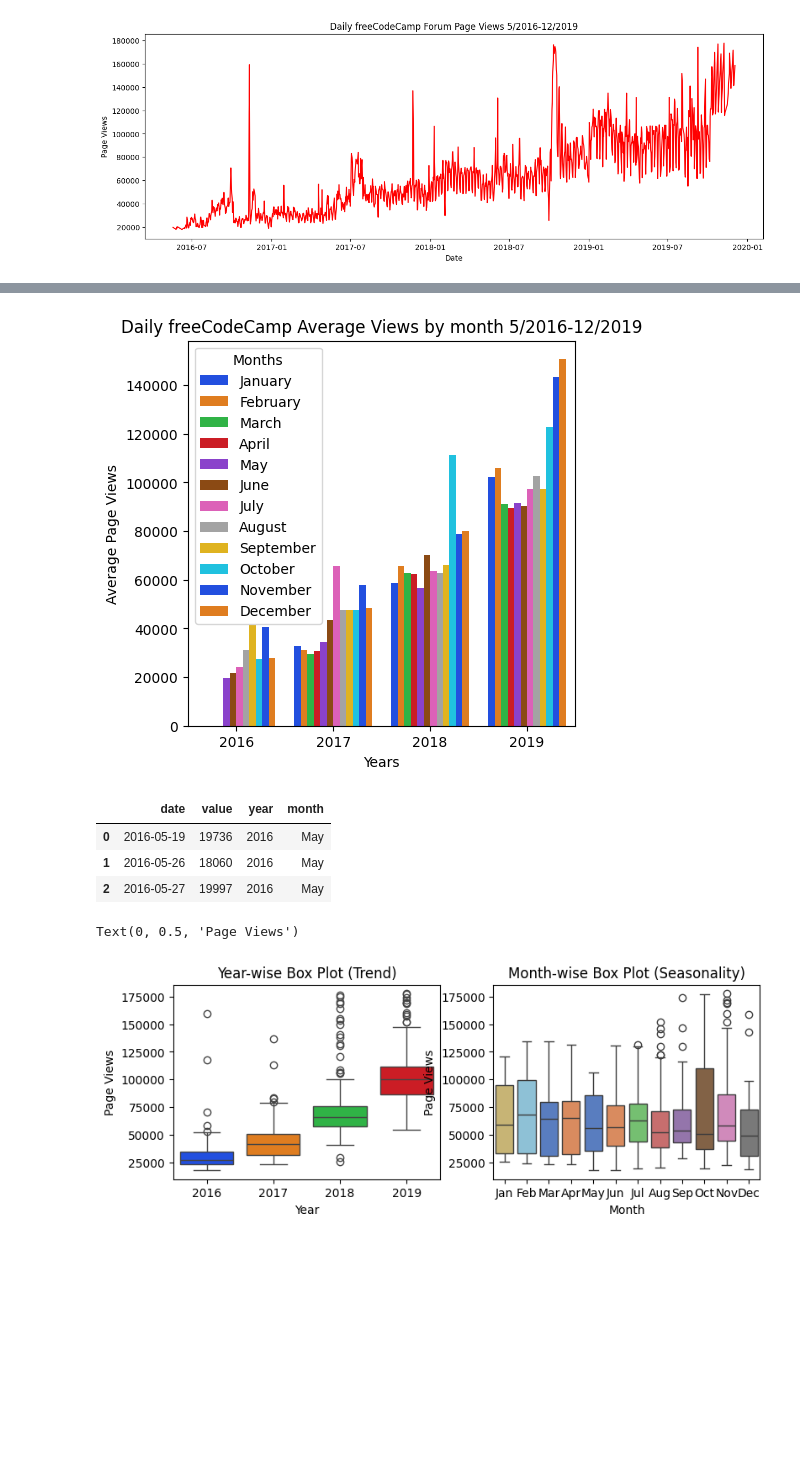
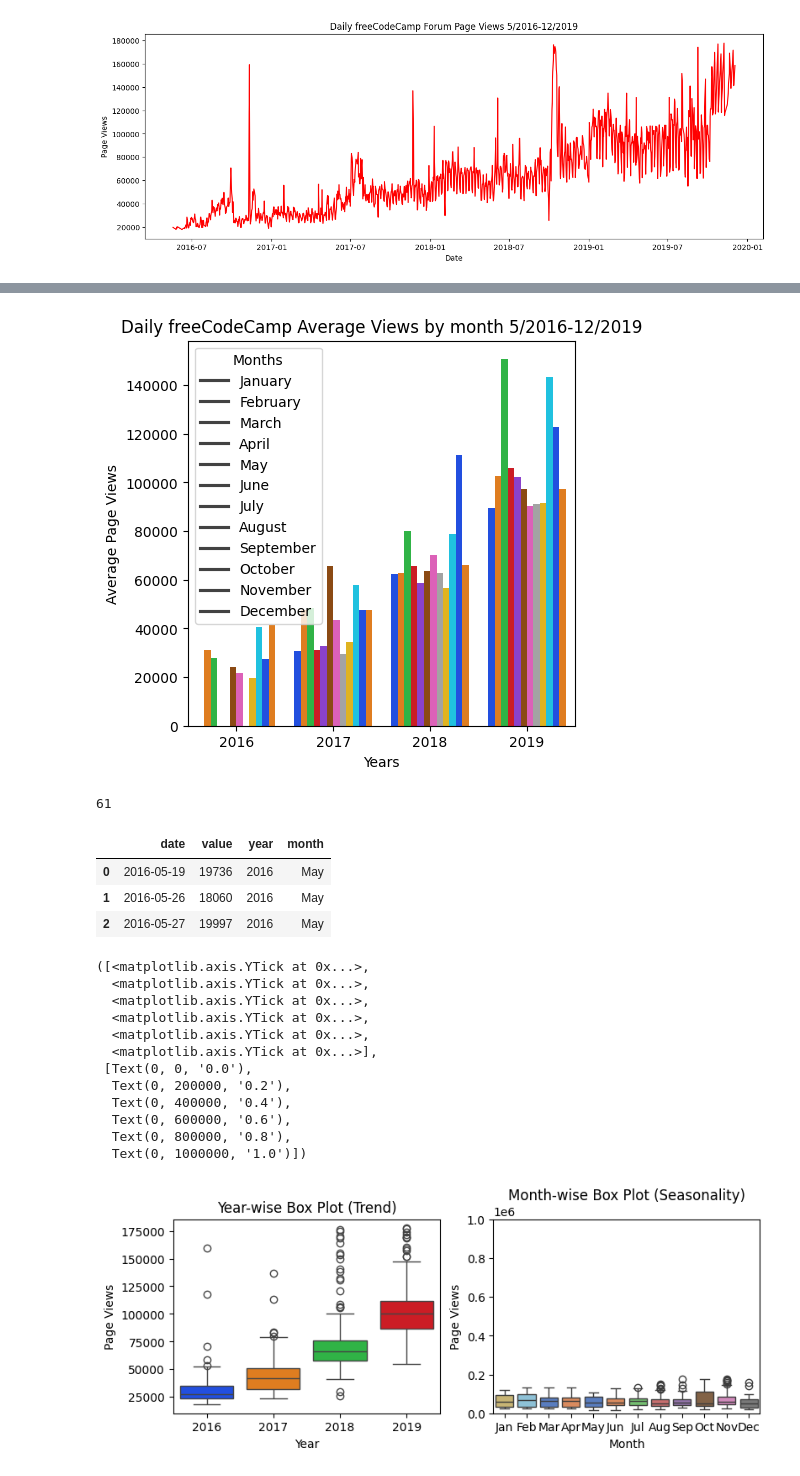
Before and after one commit to Daroch/boilerplate-page-view-time-series-visualizer, a Jupyter notebook: time_series.ipynb, the cells around one changed output, grey strips where cells are left out. Cells and saved outputs as stored; diff of their text form; code cells hidden in the pictures; blank space fills up the shorter version.

Commit message:
playing with barplot legend

```diff
--- a/time_series.ipynb
+++ b/time_series.ipynb
@@ -73,16 +99,22 @@ df_bar.head(3)
 # %%
 fig, ax = plt.subplots(figsize=(5,5))  # a figure with a single Axes
-fig=sns.barplot(x="year",y="value",hue="month",data=df_bar, legend='full', palette='bright')
+fig=sns.barplot(x="year",y="value",hue="month",data=df_bar, palette='bright')
 
-labels = ['January', 'February', 'March', 'April', 'May', 'June', 'July', 'August', 'September','October','November','December']
-h, l = ax.get_legend_handles_labels()
-ax.legend(h, labels, title="Months")
+#labels = ['January', 'February', 'March', 'April', 'May', 'June', 'July', 'August', 'September','October','November','December']
+#h, l = ax.get_legend_handles_labels()
+#ax.legend(h, labels, title="Months")
+plt.legend(title="Months", loc='upper left', labels=['January', 'February', 'March', 'April', 'May', 'June', 'July', 'August', 'September','October','November','December'])
 ax.set_title('Daily freeCodeCamp Average Views by month 5/2016-12/2019')
 ax.set_xlabel('Years')
 ax.set_ylabel('Average Page Views')
 g = ax.figure
 # %% [output]
-[figure, old version]
+[figure, new version]
+# %%
+actual = len([rect for rect in ax.get_children() if isinstance(rect, mpl.patches.Rectangle)])
+print(actual)
+# %% [output]
+61
 # %%
 # Prepare data for box plots (this part is done!)
 df_box = df_clean.copy()
@@ -98,13 +130,25 @@ df_box.head(3)
 # %%
 fig, axs = plt.subplots(1, 2, figsize=(9,3))  # a figure with a single Axes
 axs[0].set_title('Year-wise Box Plot (Trend)')
 axs[1].set_title('Month-wise Box Plot (Seasonality)')
 fig = sns.boxplot(x=df_box['year'], hue=df_box['year'],legend=False, y=df_box['value'], ax=axs[0],palette='bright',)
 fig = sns.boxplot(x=df_box['month'], hue=df_box['month'], legend=False, y=df_box['value'], ax=axs[1], palette='muted',order=['Jan','Feb','Mar','Apr','May','Jun','Jul','Aug','Sep','Oct','Nov','Dec'])
 axs[0].set_xlabel('Year')
 axs[0].set_ylabel('Page Views')
 axs[1].set_xlabel('Month')
 axs[1].set_ylabel('Page Views')
+axs[0].yticks([0, 200000, 400000, 600000, 800000, 1000000])
 # %% [output]
-Text(0, 0.5, 'Page Views')
+([<matplotlib.axis.YTick at 0x...>,
+  <matplotlib.axis.YTick at 0x...>,
+  <matplotlib.axis.YTick at 0x...>,
+  <matplotlib.axis.YTick at 0x...>,
+  <matplotlib.axis.YTick at 0x...>,
+  <matplotlib.axis.YTick at 0x...>],
+ [Text(0, 0, '0.0'),
+  Text(0, 200000, '0.2'),
+  Text(0, 400000, '0.4'),
+  Text(0, 600000, '0.6'),
+  Text(0, 800000, '0.8'),
+  Text(0, 1000000, '1.0')])
-[figure, old version]
+[figure, new version]
```
Also changed, not shown: parts of 4 cells of this notebook.
